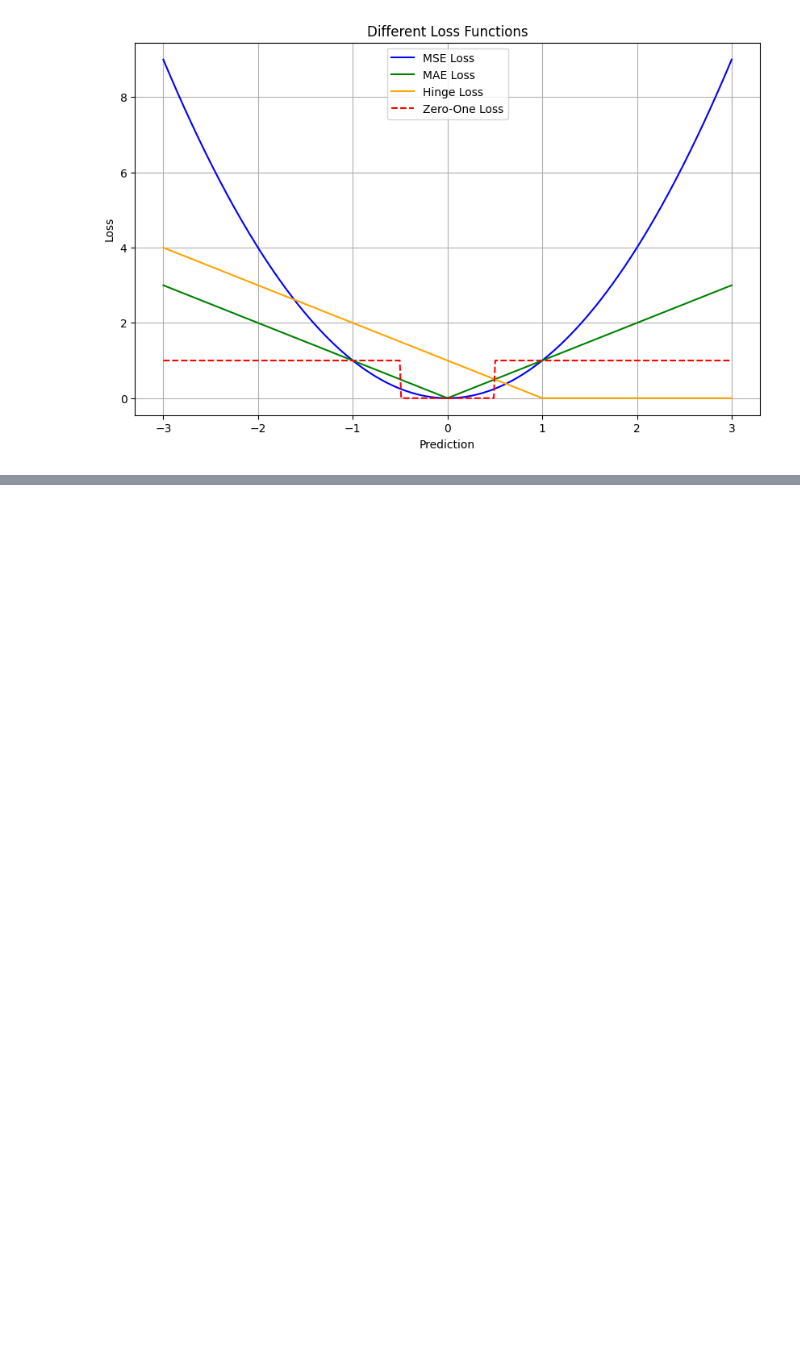
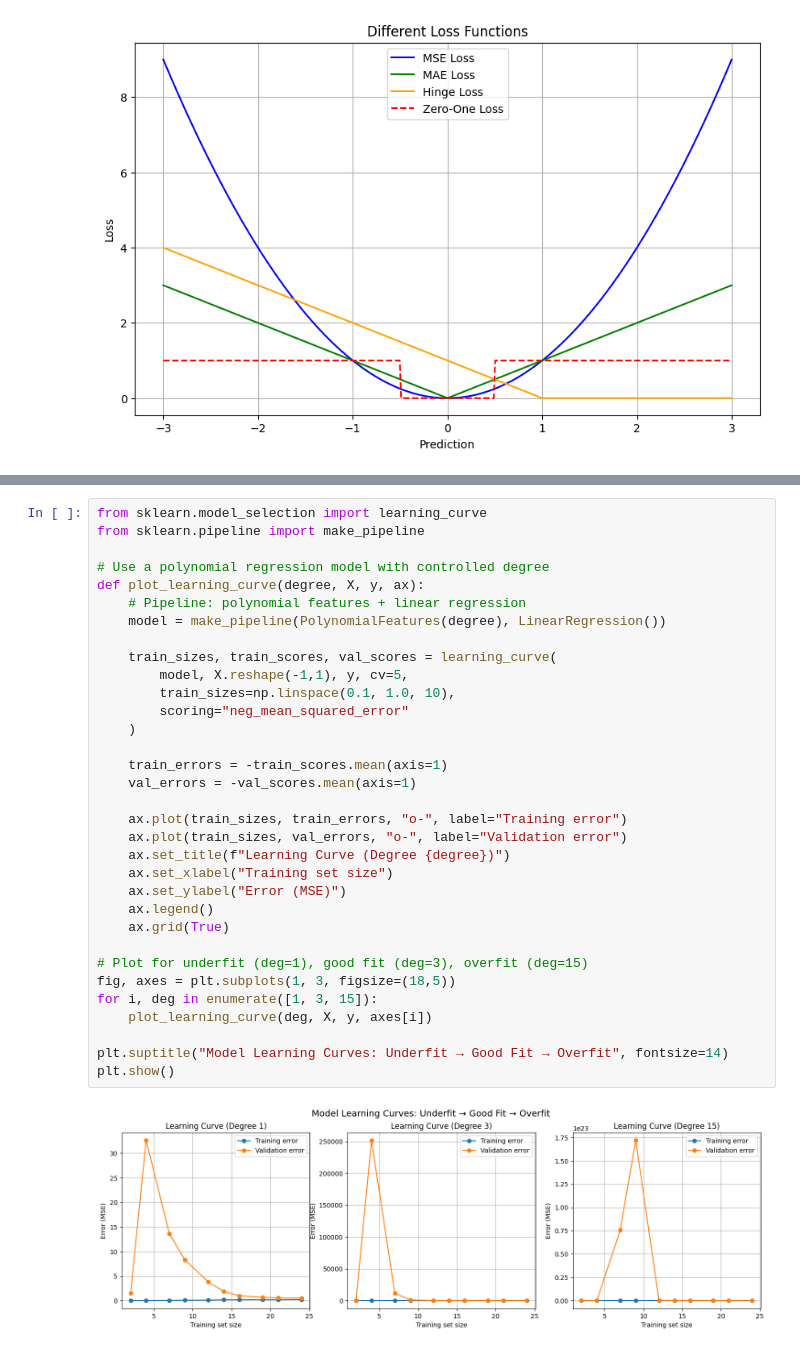
Before and after one commit to xit7/DATA-TEMPLATE, a Jupyter notebook: ml_examples/models-overview+term.ipynb, the cells around one changed output, grey strips where cells are left out. Cells and saved outputs as stored; diff of their text form; blank space fills up the shorter version.

```diff
--- a/ml_examples/models-overview+term.ipynb
+++ b/ml_examples/models-overview+term.ipynb
@@ -230,0 +216,35 @@ plt.show()
+# %%
+from sklearn.model_selection import learning_curve
+from sklearn.pipeline import make_pipeline
+
+# Use a polynomial regression model with controlled degree
+def plot_learning_curve(degree, X, y, ax):
+    # Pipeline: polynomial features + linear regression
+    model = make_pipeline(PolynomialFeatures(degree), LinearRegression())
+
+    train_sizes, train_scores, val_scores = learning_curve(
+        model, X.reshape(-1,1), y, cv=5,
+        train_sizes=np.linspace(0.1, 1.0, 10),
+        scoring="neg_mean_squared_error"
+    )
+
+    train_errors = -train_scores.mean(axis=1)
+    val_errors = -val_scores.mean(axis=1)
+
+    ax.plot(train_sizes, train_errors, "o-", label="Training error")
+    ax.plot(train_sizes, val_errors, "o-", label="Validation error")
+    ax.set_title(f"Learning Curve (Degree {degree})")
+    ax.set_xlabel("Training set size")
+    ax.set_ylabel("Error (MSE)")
+    ax.legend()
+    ax.grid(True)
+
+# Plot for underfit (deg=1), good fit (deg=3), overfit (deg=15)
+fig, axes = plt.subplots(1, 3, figsize=(18,5))
+for i, deg in enumerate([1, 3, 15]):
+    plot_learning_curve(deg, X, y, axes[i])
+
+plt.suptitle("Model Learning Curves: Underfit → Good Fit → Overfit", fontsize=14)
+plt.show()
+# %% [output]
+[figure, added]
```
Also changed, not shown: parts of 12 cells of this notebook.
